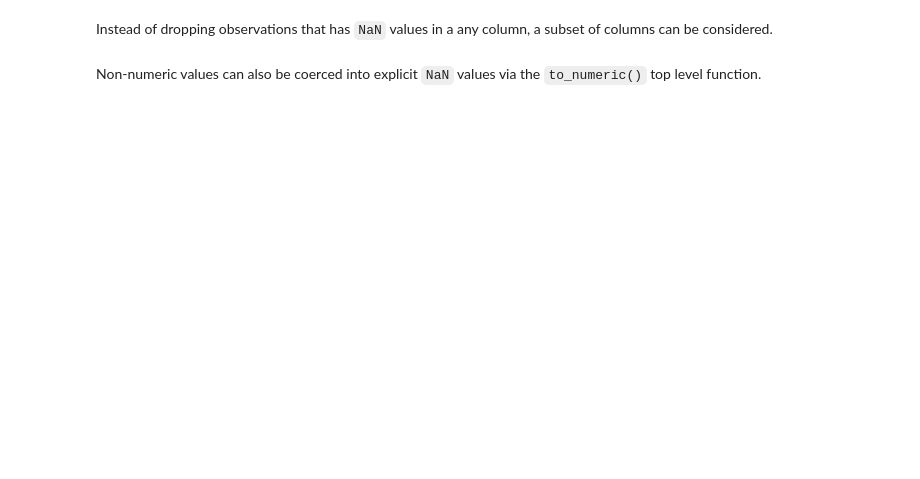
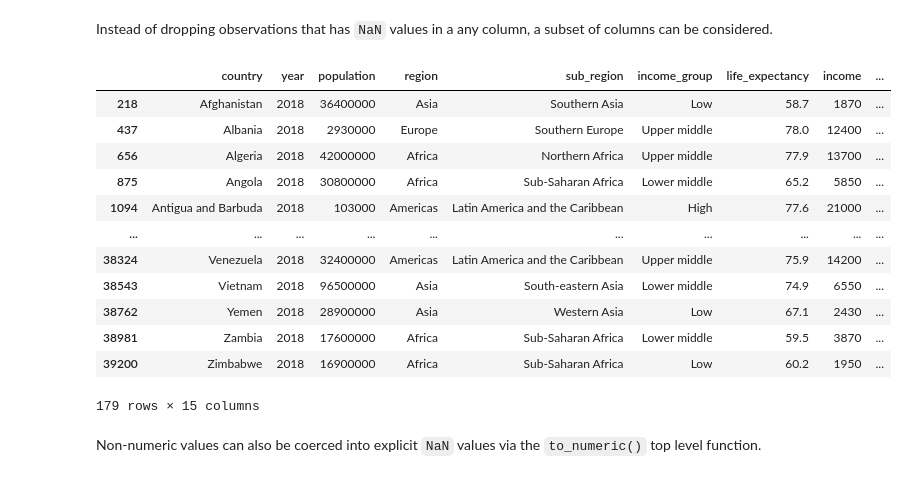
Before and after one commit to UofTCoders/workshops-dc-py, a Jupyter notebook: notebooks/2-data-analysis-in-python.ipynb, the cells around one changed output. Saved outputs shown, nothing was run; the diff lists cells and outputs as text; code cells hidden in the pictures; blank space fills up the shorter version.

```diff
--- a/notebooks/2-data-analysis-in-python.ipynb
+++ b/notebooks/2-data-analysis-in-python.ipynb
@@ -1508,7 +1581,21 @@ world_data_2018.dropna()
 Instead of dropping observations that has `NaN` values in a any column,
 a subset of columns can be considered.
 # %%
-world_data_2018.dropna(subset='life_expectancy'])
+world_data_2018.dropna(subset=['life_expectancy'])
+# %% [output]
+|  | country | year | population | region | sub_region | income_group | life_expectancy | income | ... |
+| 218 | Afghanistan | 2018 | 36400000 | Asia | Southern Asia | Low | 58.7 | 1870 | ... |
+| 437 | Albania | 2018 | 2930000 | Europe | Southern Europe | Upper middle | 78.0 | 12400 | ... |
+| 656 | Algeria | 2018 | 42000000 | Africa | Northern Africa | Upper middle | 77.9 | 13700 | ... |
+| 875 | Angola | 2018 | 30800000 | Africa | Sub-Saharan Africa | Lower middle | 65.2 | 5850 | ... |
+| 1094 | Antigua and Barbuda | 2018 | 103000 | Americas | Latin America and the Caribbean | High | 77.6 | 21000 | ... |
+| ... | ... | ... | ... | ... | ... | ... | ... | ... | ... |
+| 38324 | Venezuela | 2018 | 32400000 | Americas | Latin America and the Caribbean | Upper middle | 75.9 | 14200 | ... |
+| 38543 | Vietnam | 2018 | 96500000 | Asia | South-eastern Asia | Lower middle | 74.9 | 6550 | ... |
+| 38762 | Yemen | 2018 | 28900000 | Asia | Western Asia | Low | 67.1 | 2430 | ... |
+| 38981 | Zambia | 2018 | 17600000 | Africa | Sub-Saharan Africa | Lower middle | 59.5 | 3870 | ... |
+| 39200 | Zimbabwe | 2018 | 16900000 | Africa | Sub-Saharan Africa | Low | 60.2 | 1950 | ... |
+179 rows × 15 columns
 # %% [markdown]
 Non-numeric values can also be coerced into explicit `NaN` values
 via the `to_numeric()` top level function.
```
Also changed, not shown: parts of 47 cells of this notebook.
